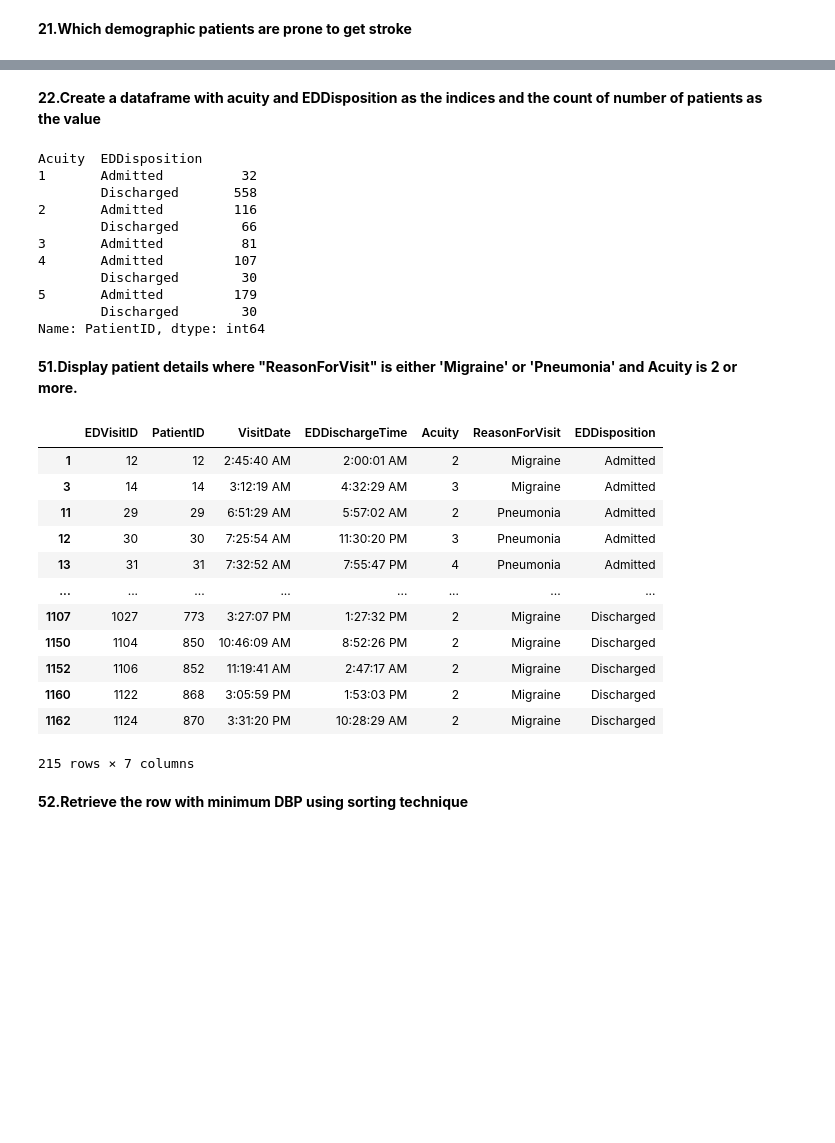
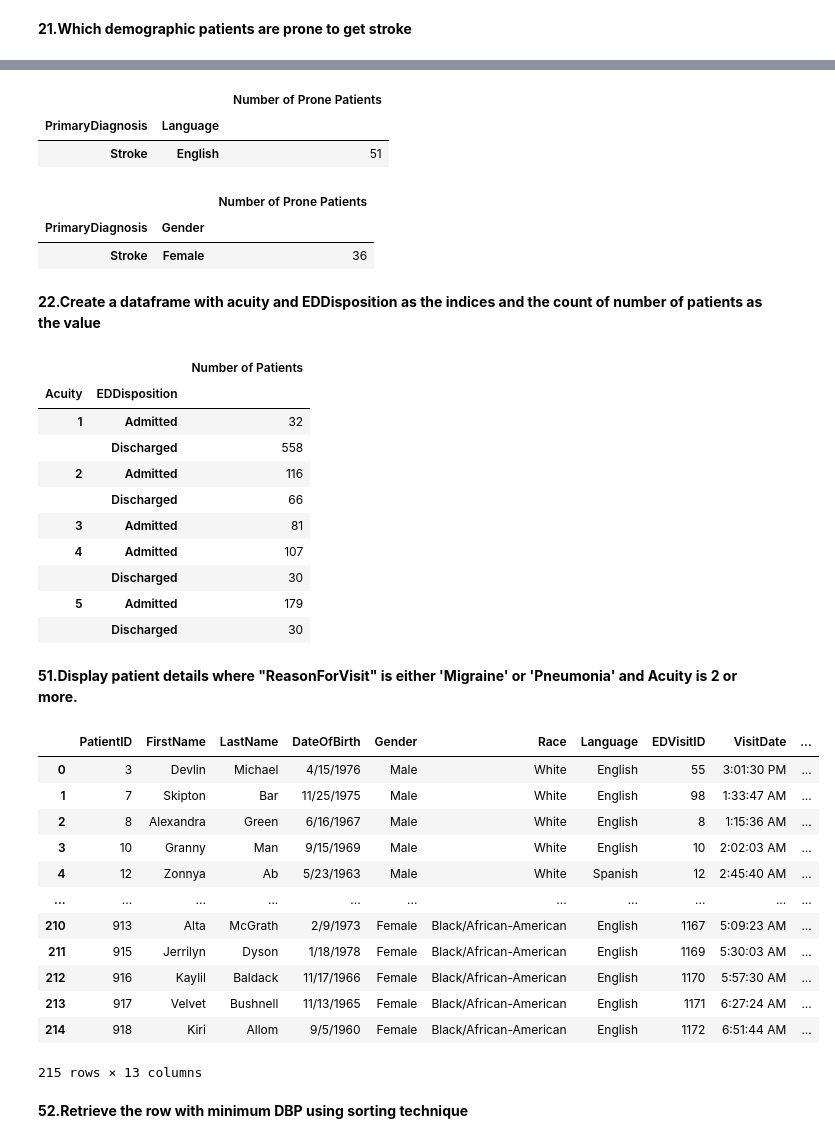
Before and after one commit to vinitakondhalkar/PythonHackathon, a Jupyter notebook: PythonHackathon_vinita.ipynb, the cells around one changed output, grey strips where cells are left out. Saved outputs shown, nothing was run; the diff lists cells and outputs as text; code cells hidden in the pictures; blank space fills up the shorter version.

```diff
--- a/PythonHackathon_vinita.ipynb
+++ b/PythonHackathon_vinita.ipynb
@@ -305,3 +380,23 @@ Name: PatientID, dtype: int64
+# %%
+demographic_patients=Patients.merge(ReAdmissionRegistry[['PatientID', 'PrimaryDiagnosis']])
+filtering = demographic_patients['PrimaryDiagnosis'] == "Stroke"
+demographic_patients.where(filtering,inplace=True)
+df=demographic_patients.groupby(['PrimaryDiagnosis','Language'])['PatientID'].count().head(1)
+df.sort_values(ascending=False).head(1).to_frame(name = 'Number of Prone Patients')
+# %% [output]
+|  |  | Number of Prone Patients |
+| PrimaryDiagnosis | Language |  |
+| Stroke | English | 51 |
+# %%
+demographic_patients=Patients.merge(ReAdmissionRegistry[['PatientID', 'PrimaryDiagnosis']])
+filtering = demographic_patients['PrimaryDiagnosis'] == "Stroke"
+demographic_patients.where(filtering,inplace=True)
+df=demographic_patients.groupby(['PrimaryDiagnosis','Gender'])['PatientID'].count().head(1)
+df.sort_values(ascending=False).head(1).to_frame(name = 'Number of Prone Patients')
+# %% [output]
+|  |  | Number of Prone Patients |
+| PrimaryDiagnosis | Gender |  |
+| Stroke | Female | 36 |
 # %% [markdown]
 **22.Create a dataframe with acuity and EDDisposition as the indices and the count of number of patients as the value**
 # %%
@@ -309,37 +404,39 @@ EDVisits_new = EDVisits.set_index(['Acuity','EDDisposition'])
 #SOLUTION 1
 EDVisits_new.groupby(['Acuity','EDDisposition'])['PatientID'].count()
 #SOLUTION 2
-EDVisits_new.groupby(level=[0,1])["PatientID"].count()
+EDVisits_new.groupby(level=[0,1])["PatientID"].count().to_frame(name = 'Number of Patients')
 # %% [output]
-Acuity  EDDisposition
-1       Admitted          32
-        Discharged       558
-2       Admitted         116
-        Discharged        66
-3       Admitted          81
-4       Admitted         107
-        Discharged        30
-5       Admitted         179
-        Discharged        30
-Name: PatientID, dtype: int64
+|  |  | Number of Patients |
+| Acuity | EDDisposition |  |
+| 1 | Admitted | 32 |
+|  | Discharged | 558 |
+| 2 | Admitted | 116 |
+|  | Discharged | 66 |
+| 3 | Admitted | 81 |
+| 4 | Admitted | 107 |
+|  | Discharged | 30 |
+| 5 | Admitted | 179 |
+|  | Discharged | 30 |
 # %% [markdown]
 **51.Display patient details where "ReasonForVisit" is either 'Migraine' or 'Pneumonia' and Acuity is 2 or more.**
 # %%
-EDVisits[EDVisits['ReasonForVisit'].isin(['Migraine','Pneumonia']) & (EDVisits.Acuity >=2)]
+EDVisits=EDVisits[EDVisits['ReasonForVisit'].isin(['Migraine','Pneumonia']) & (EDVisits.Acuity >=2)]
+df_inner = pd.merge(Patients, EDVisits, on='PatientID', how='inner')
+df_inner
 # %% [output]
-|  | EDVisitID | PatientID | VisitDate | EDDischargeTime | Acuity | ReasonForVisit | EDDisposition |
-| 1 | 12 | 12 | 2:45:40 AM | 2:00:01 AM | 2 | Migraine | Admitted |
-| 3 | 14 | 14 | 3:12:19 AM | 4:32:29 AM | 3 | Migraine | Admitted |
-| 11 | 29 | 29 | 6:51:29 AM | 5:57:02 AM | 2 | Pneumonia | Admitted |
-| 12 | 30 | 30 | 7:25:54 AM | 11:30:20 PM | 3 | Pneumonia | Admitted |
-| 13 | 31 | 31 | 7:32:52 AM | 7:55:47 PM | 4 | Pneumonia | Admitted |
-| ... | ... | ... | ... | ... | ... | ... | ... |
-| 1107 | 1027 | 773 | 3:27:07 PM | 1:27:32 PM | 2 | Migraine | Discharged |
-| 1150 | 1104 | 850 | 10:46:09 AM | 8:52:26 PM | 2 | Migraine | Discharged |
-| 1152 | 1106 | 852 | 11:19:41 AM | 2:47:17 AM | 2 | Migraine | Discharged |
-| 1160 | 1122 | 868 | 3:05:59 PM | 1:53:03 PM | 2 | Migraine | Discharged |
-| 1162 | 1124 | 870 | 3:31:20 PM | 10:28:29 AM | 2 | Migraine | Discharged |
+|  | PatientID | FirstName | LastName | DateOfBirth | Gender | Race | Language | EDVisitID | VisitDate | ... |
+| 0 | 3 | Devlin | Michael | 4/15/1976 | Male | White | English | 55 | 3:01:30 PM | ... |
+| 1 | 7 | Skipton | Bar | 11/25/1975 | Male | White | English | 98 | 1:33:47 AM | ... |
+| 2 | 8 | Alexandra | Green | 6/16/1967 | Male | White | English | 8 | 1:15:36 AM | ... |
+| 3 | 10 | Granny | Man | 9/15/1969 | Male | White | English | 10 | 2:02:03 AM | ... |
+| 4 | 12 | Zonnya | Ab | 5/23/1963 | Male | White | Spanish | 12 | 2:45:40 AM | ... |
+| ... | ... | ... | ... | ... | ... | ... | ... | ... | ... | ... |
+| 210 | 913 | Alta | McGrath | 2/9/1973 | Female | Black/African-American | English | 1167 | 5:09:23 AM | ... |
+| 211 | 915 | Jerrilyn | Dyson | 1/18/1978 | Female | Black/African-American | English | 1169 | 5:30:03 AM | ... |
+| 212 | 916 | Kaylil | Baldack | 11/17/1966 | Female | Black/African-American | English | 1170 | 5:57:30 AM | ... |
+| 213 | 917 | Velvet | Bushnell | 11/13/1965 | Female | Black/African-American | English | 1171 | 6:27:24 AM | ... |
+| 214 | 918 | Kiri | Allom | 9/5/1960 | Female | Black/African-American | English | 1172 | 6:51:44 AM | ... |
-215 rows × 7 columns
+215 rows × 13 columns
 # %% [markdown]
 **52.Retrieve the row with minimum DBP using sorting technique**
 # %%
```
Also changed, not shown: parts of 38 cells of this notebook.
